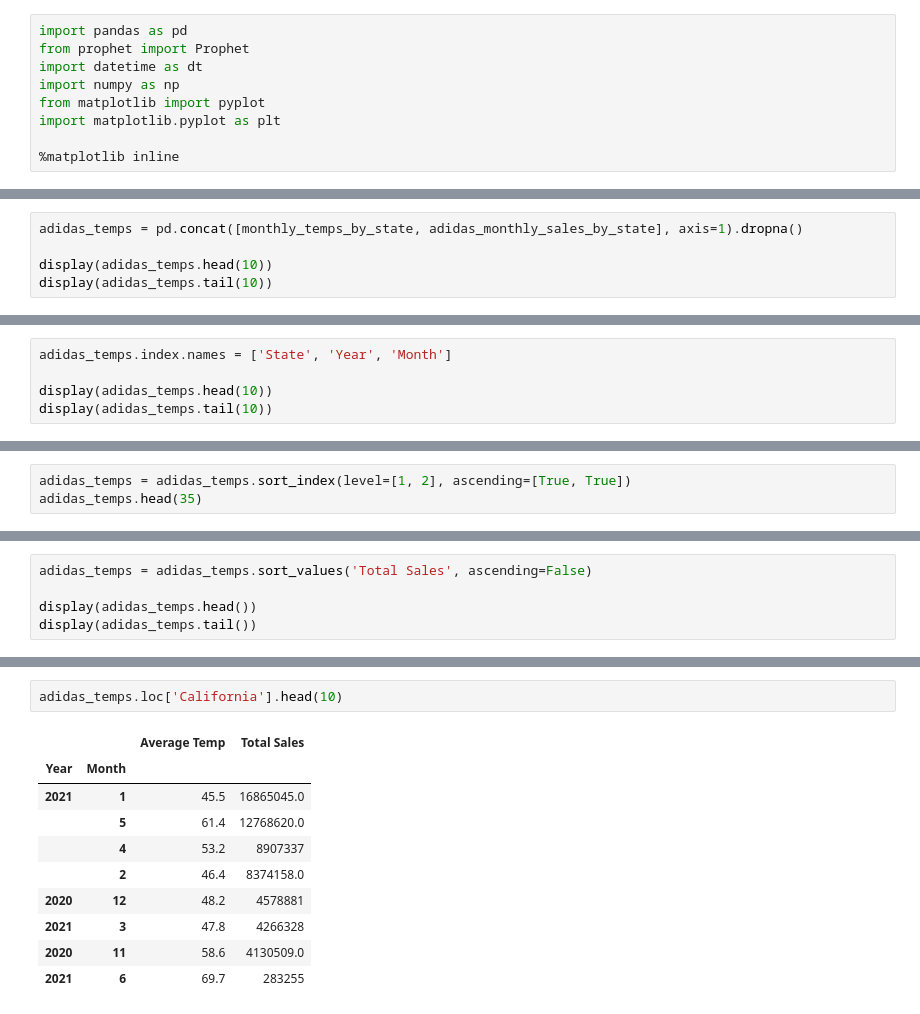
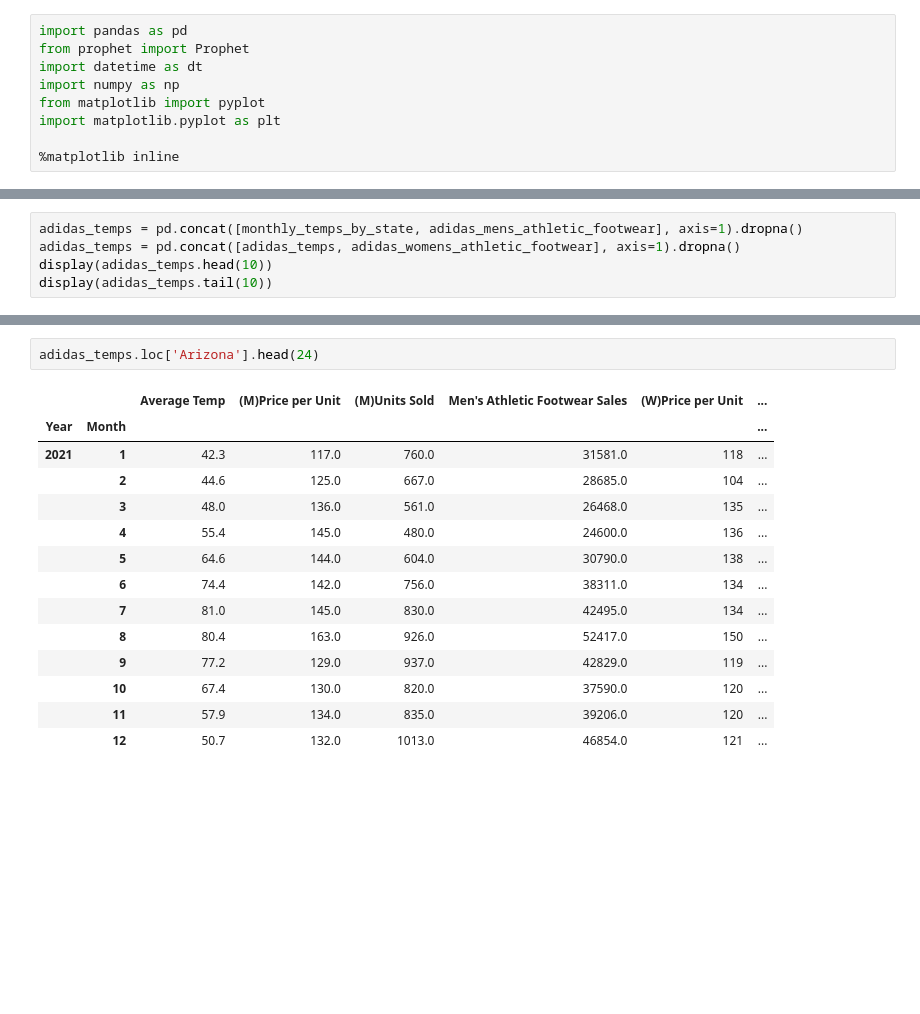
Before and after one commit to Krinnik/adidas_sales_temp_analysis, a Jupyter notebook: nik_workspace.ipynb, the cells around one changed output, grey strips where cells are left out. Cells and saved outputs as stored; diff of their text form; blank space fills up the shorter version.

```diff
--- a/nik_workspace.ipynb
+++ b/nik_workspace.ipynb
@@ -392,6 +639,6 @@ Name: Total Sales, dtype: object
 # %%
-adidas_temps = pd.concat([monthly_temps_by_state, adidas_monthly_sales_by_state], axis=1).dropna()
-
+adidas_temps = pd.concat([monthly_temps_by_state, adidas_mens_athletic_footwear], axis=1).dropna()
+adidas_temps = pd.concat([adidas_temps, adidas_womens_athletic_footwear], axis=1).dropna()
 display(adidas_temps.head(10))
 display(adidas_temps.tail(10))
 # %% [output]
@@ -442,5 +688,0 @@ MultiIndex([('Alabama', 2021,  8),
-# %%
-adidas_temps.index.names = ['State', 'Year', 'Month']
-
-display(adidas_temps.head(10))
-display(adidas_temps.tail(10))
@@ -472,3 +688,0 @@ display(adidas_temps.tail(10))
-# %%
-adidas_temps = adidas_temps.sort_index(level=[1, 2], ascending=[True, True])
-adidas_temps.head(35)
@@ -494,5 +688,0 @@ adidas_temps.head(35)
-# %%
-adidas_temps = adidas_temps.sort_values('Total Sales', ascending=False)
-
-display(adidas_temps.head())
-display(adidas_temps.tail())
@@ -514,16 +689,20 @@ display(adidas_temps.tail())
 # %%
-adidas_temps.loc['California'].head(10)
+adidas_temps.loc['Arizona'].head(24)
 # %% [output]
-|  |  | Average Temp | Total Sales |
-| Year | Month |  |  |
-| 2021 | 1 | 45.5 | 16865045.0 |
-|  | 5 | 61.4 | 12768620.0 |
-|  | 4 | 53.2 | 8907337 |
-|  | 2 | 46.4 | 8374158.0 |
-| 2020 | 12 | 48.2 | 4578881 |
-| 2021 | 3 | 47.8 | 4266328 |
-| 2020 | 11 | 58.6 | 4130509.0 |
-| 2021 | 6 | 69.7 | 283255 |
+|  |  | Average Temp | (M)Price per Unit | (M)Units Sold | Men's Athletic Footwear Sales | (W)Price per Unit | ... |
+| Year | Month |  |  |  |  |  | ... |
+| 2021 | 1 | 42.3 | 117.0 | 760.0 | 31581.0 | 118 | ... |
+|  | 2 | 44.6 | 125.0 | 667.0 | 28685.0 | 104 | ... |
+|  | 3 | 48.0 | 136.0 | 561.0 | 26468.0 | 135 | ... |
+|  | 4 | 55.4 | 145.0 | 480.0 | 24600.0 | 136 | ... |
+|  | 5 | 64.6 | 144.0 | 604.0 | 30790.0 | 138 | ... |
+|  | 6 | 74.4 | 142.0 | 756.0 | 38311.0 | 134 | ... |
+|  | 7 | 81.0 | 145.0 | 830.0 | 42495.0 | 134 | ... |
+|  | 8 | 80.4 | 163.0 | 926.0 | 52417.0 | 150 | ... |
+|  | 9 | 77.2 | 129.0 | 937.0 | 42829.0 | 119 | ... |
+|  | 10 | 67.4 | 130.0 | 820.0 | 37590.0 | 120 | ... |
+|  | 11 | 57.9 | 134.0 | 835.0 | 39206.0 | 120 | ... |
+|  | 12 | 50.7 | 132.0 | 1013.0 | 46854.0 | 121 | ... |
 # %%
 adidas_temps = adidas_temps.reset_index()
 adidas_temps.head()
```
Also changed, not shown: parts of 78 cells of this notebook.
